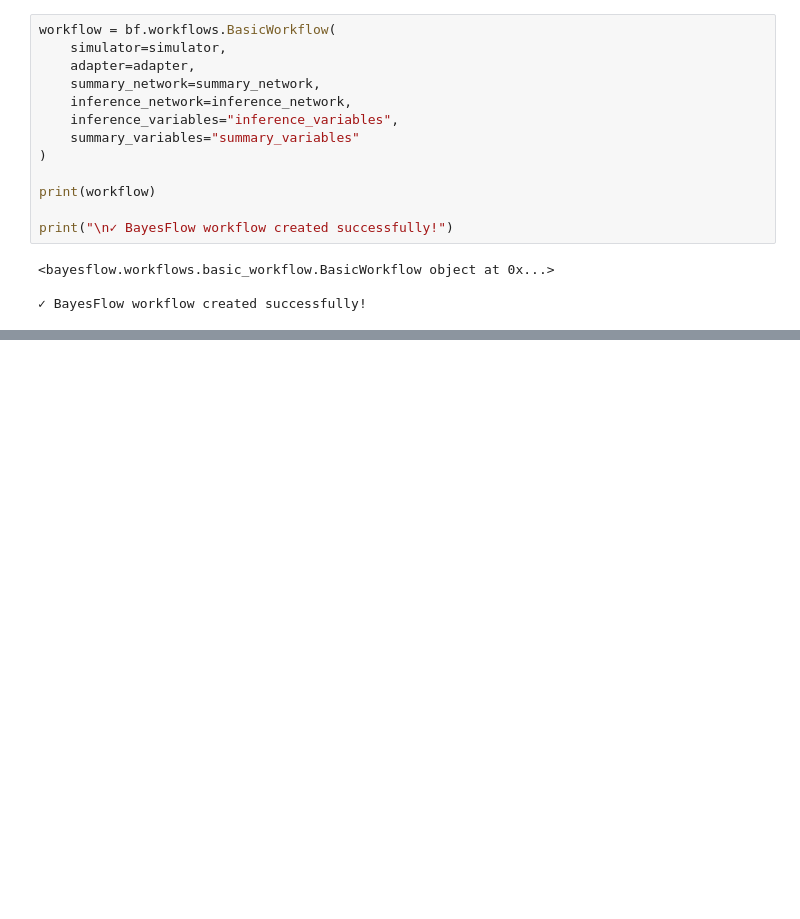
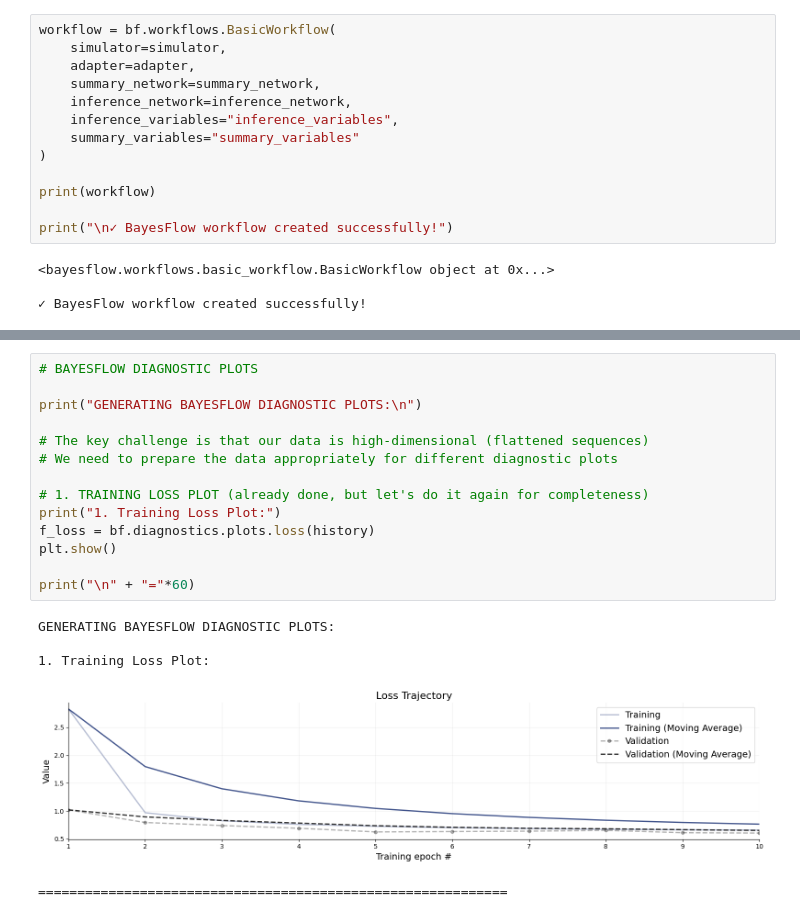
Before and after one commit to bhanuprasanna2001/sbi_task5, a Jupyter notebook: sbi.ipynb, the cells around one changed output, grey strips where cells are left out. Saved outputs shown, nothing was run; the diff lists cells and outputs as text; blank space fills up the shorter version.

```diff
--- a/sbi.ipynb
+++ b/sbi.ipynb
@@ -579,0 +2581,20 @@ state_probs: (5, 5, 100)
+# %%
+# BAYESFLOW DIAGNOSTIC PLOTS
+
+print("GENERATING BAYESFLOW DIAGNOSTIC PLOTS:\n")
+
+# The key challenge is that our data is high-dimensional (flattened sequences)
+# We need to prepare the data appropriately for different diagnostic plots
+
+# 1. TRAINING LOSS PLOT (already done, but let's do it again for completeness)
+print("1. Training Loss Plot:")
+f_loss = bf.diagnostics.plots.loss(history)
+plt.show()
+
+print("\n" + "="*60)
+# %% [output]
+GENERATING BAYESFLOW DIAGNOSTIC PLOTS:
+
+1. Training Loss Plot:
+[figure, added]
+============================================================
```
Also changed, not shown: parts of 30 cells of this notebook, 1 other file.
